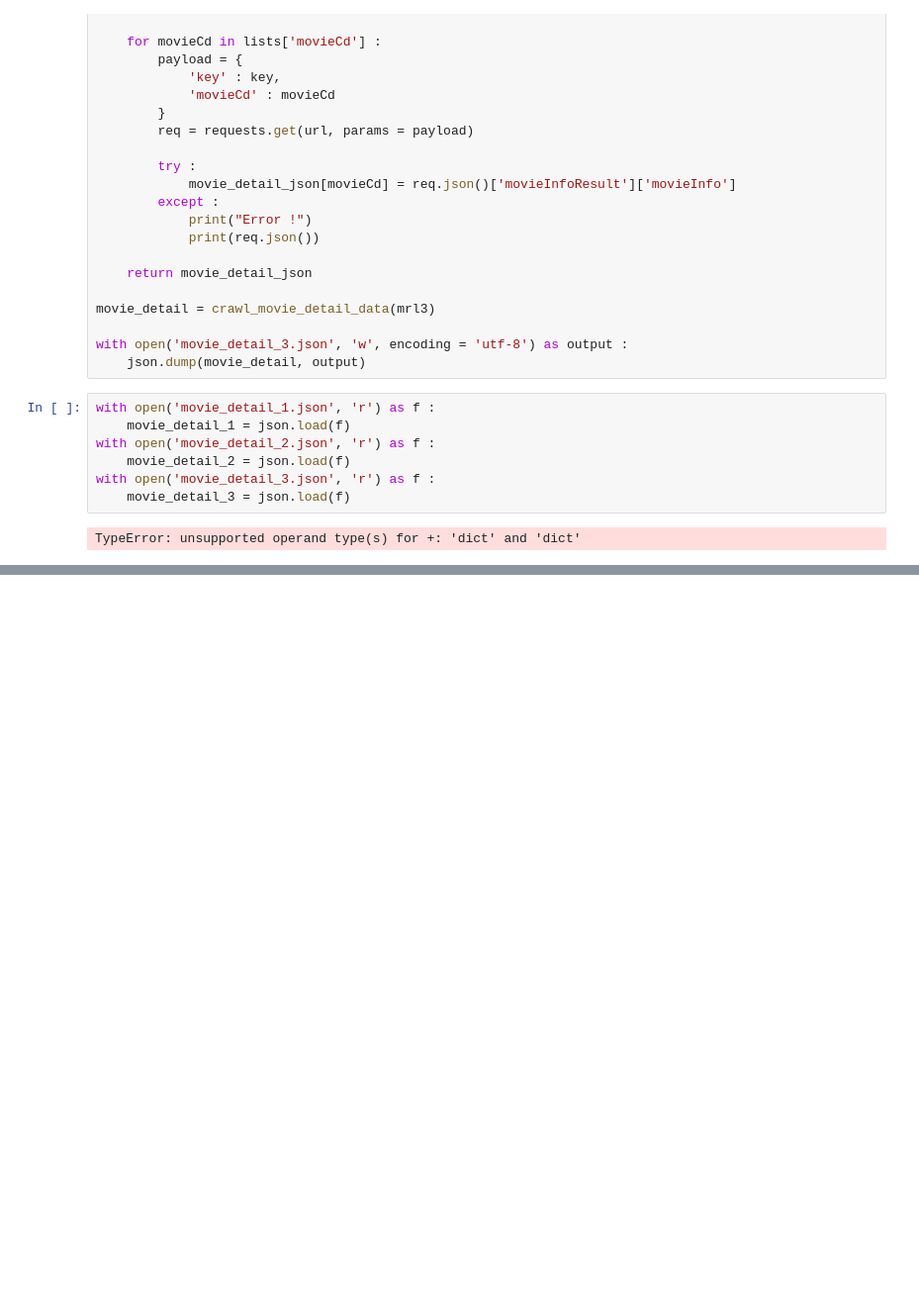
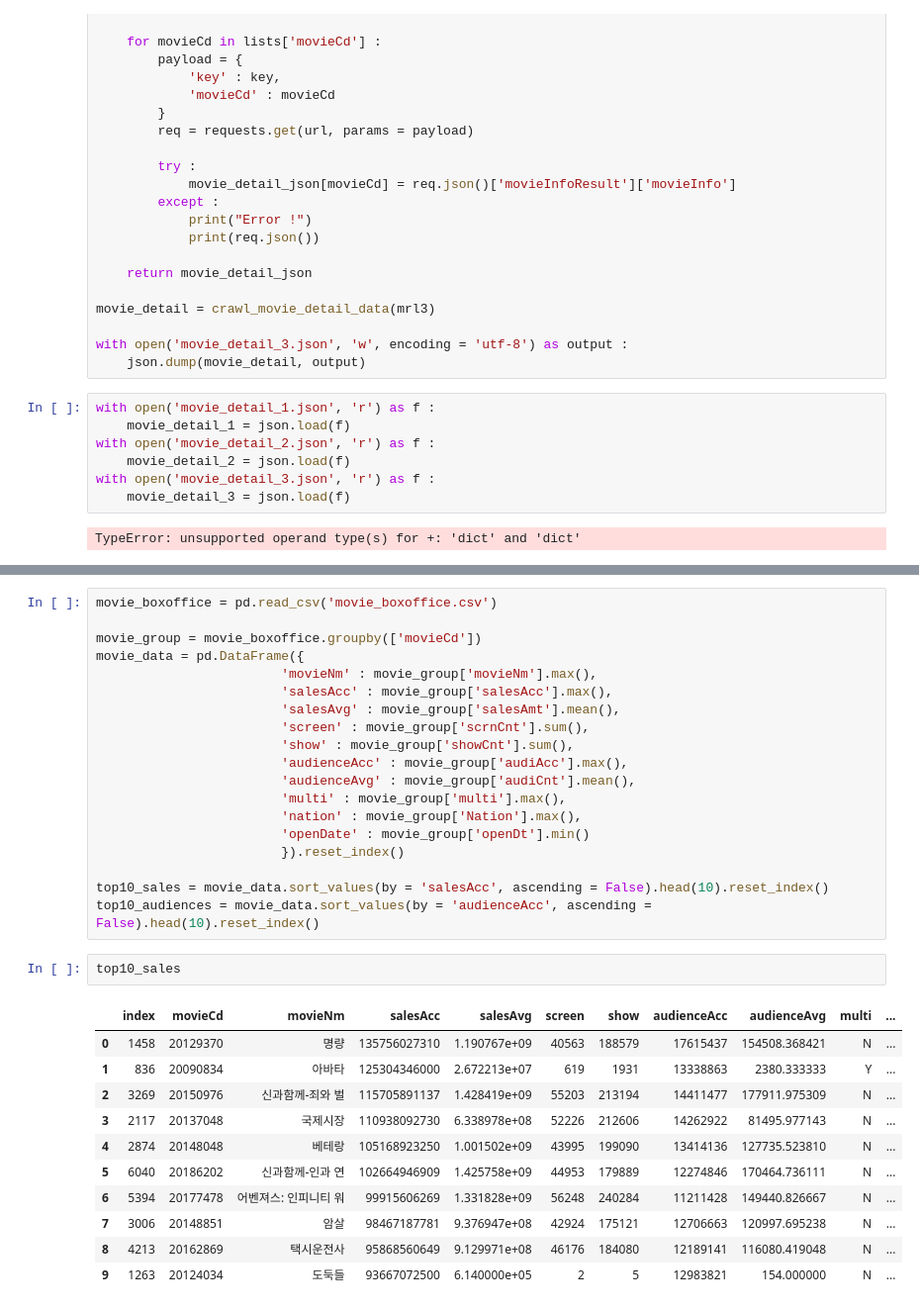
Before and after one commit to younghk/2019_Project_Graduation, a Jupyter notebook: Data_Preprocessing.ipynb, the cells around one changed output, grey strips where cells are left out. Shown at 99% size. Saved outputs shown, nothing was run; the diff lists cells and outputs as text; blank space fills up the shorter version.

```diff
--- a/Data_Preprocessing.ipynb
+++ b/Data_Preprocessing.ipynb
@@ -203,0 +306,33 @@ NameError: name 'mrl1' is not defined
+# %%
+movie_boxoffice = pd.read_csv('movie_boxoffice.csv')
+
+movie_group = movie_boxoffice.groupby(['movieCd'])
+movie_data = pd.DataFrame({
+                        'movieNm' : movie_group['movieNm'].max(),
+                        'salesAcc' : movie_group['salesAcc'].max(),
+                        'salesAvg' : movie_group['salesAmt'].mean(),
+                        'screen' : movie_group['scrnCnt'].sum(),
+                        'show' : movie_group['showCnt'].sum(),
+                        'audienceAcc' : movie_group['audiAcc'].max(),
+                        'audienceAvg' : movie_group['audiCnt'].mean(),
+                        'multi' : movie_group['multi'].max(),
+                        'nation' : movie_group['Nation'].max(),
+                        'openDate' : movie_group['openDt'].min()
+                        }).reset_index()
+
+top10_sales = movie_data.sort_values(by = 'salesAcc', ascending = False).head(10).reset_index()
+top10_audiences = movie_data.sort_values(by = 'audienceAcc', ascending = False).head(10).reset_index()
+# %%
+top10_sales
+# %% [output]
+|  | index | movieCd | movieNm | salesAcc | salesAvg | screen | show | audienceAcc | audienceAvg | multi | ... |
+| 0 | 1458 | 20129370 | 명량 | 135756027310 | 1.190767e+09 | 40563 | 188579 | 17615437 | 154508.368421 | N | ... |
+| 1 | 836 | 20090834 | 아바타 | 125304346000 | 2.672213e+07 | 619 | 1931 | 13338863 | 2380.333333 | Y | ... |
+| 2 | 3269 | 20150976 | 신과함께-죄와 벌 | 115705891137 | 1.428419e+09 | 55203 | 213194 | 14411477 | 177911.975309 | N | ... |
+| 3 | 2117 | 20137048 | 국제시장 | 110938092730 | 6.338978e+08 | 52226 | 212606 | 14262922 | 81495.977143 | N | ... |
+| 4 | 2874 | 20148048 | 베테랑 | 105168923250 | 1.001502e+09 | 43995 | 199090 | 13414136 | 127735.523810 | N | ... |
+| 5 | 6040 | 20186202 | 신과함께-인과 연 | 102664946909 | 1.425758e+09 | 44953 | 179889 | 12274846 | 170464.736111 | N | ... |
+| 6 | 5394 | 20177478 | 어벤져스: 인피니티 워 | 99915606269 | 1.331828e+09 | 56248 | 240284 | 11211428 | 149440.826667 | N | ... |
+| 7 | 3006 | 20148851 | 암살 | 98467187781 | 9.376947e+08 | 42924 | 175121 | 12706663 | 120997.695238 | N | ... |
+| 8 | 4213 | 20162869 | 택시운전사 | 95868560649 | 9.129971e+08 | 46176 | 184080 | 12189141 | 116080.419048 | N | ... |
+| 9 | 1263 | 20124034 | 도둑들 | 93667072500 | 6.140000e+05 | 2 | 5 | 12983821 | 154.000000 | N | ... |
```
Also changed, not shown: parts of 26 cells of this notebook, 1 other file.
